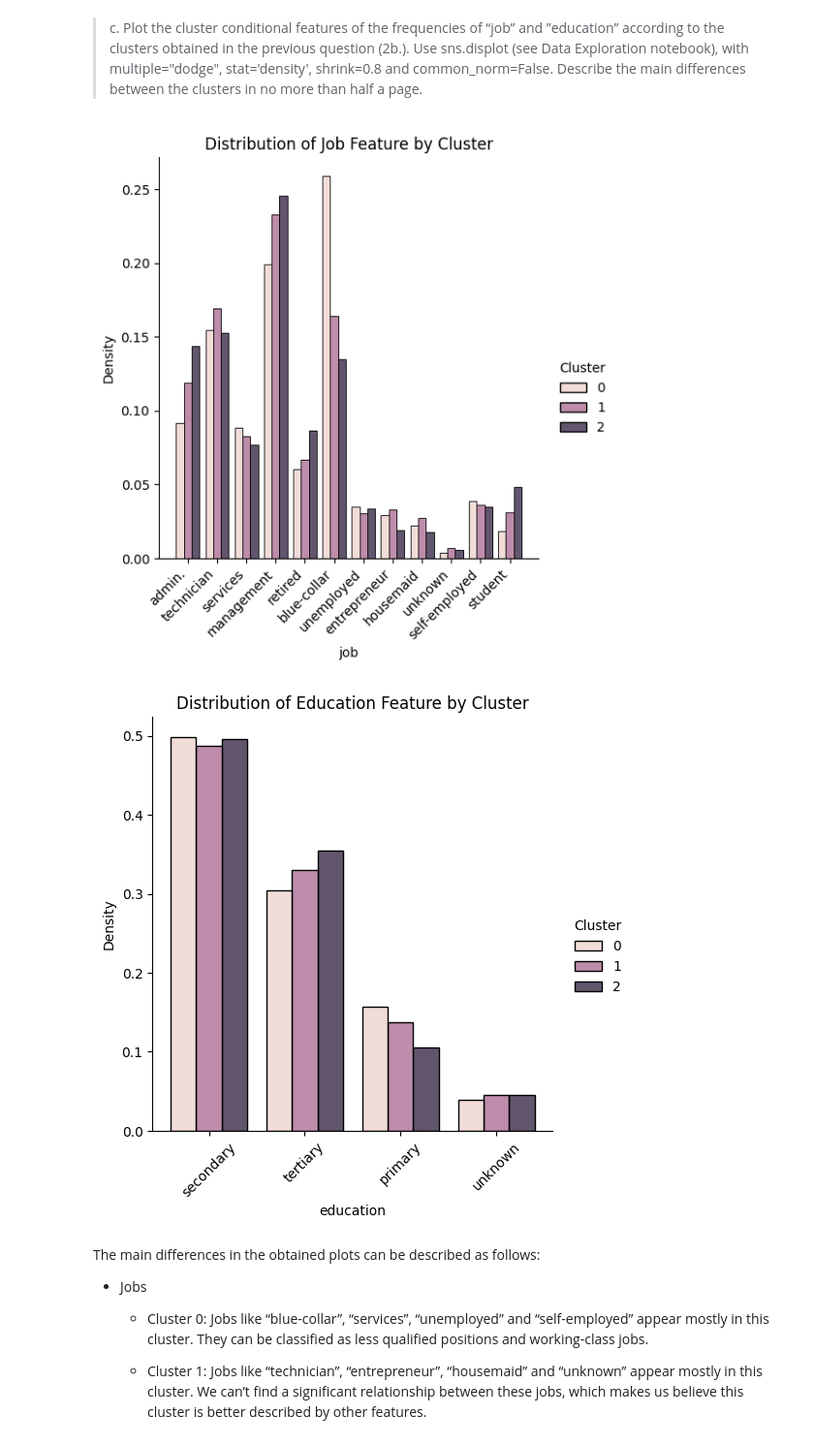
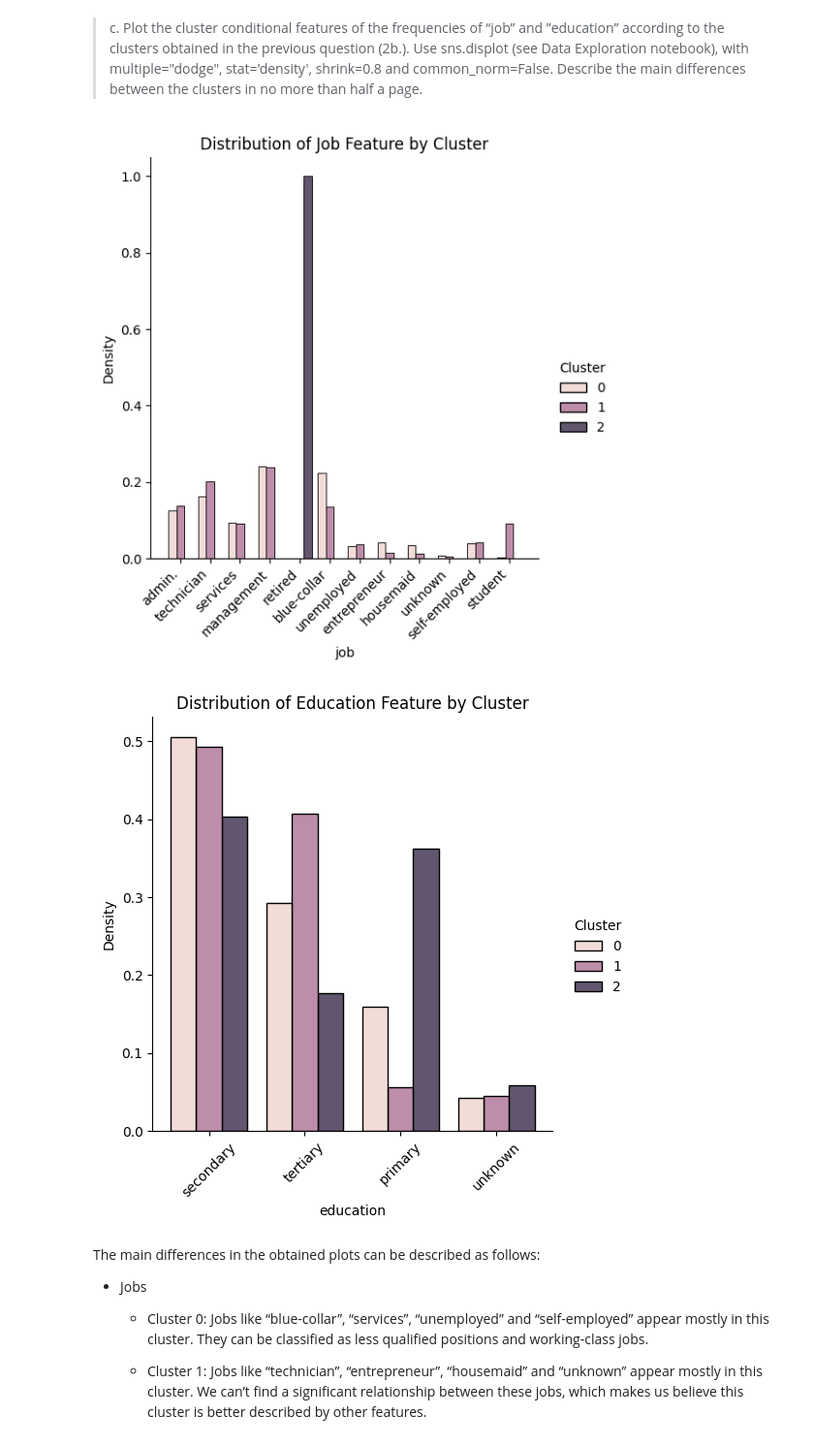
Before and after one commit to tiagoc-santos/ML-Homeworks, a Jupyter notebook: Homework4/G066.ipynb, the cells around one changed output. Shown at 97% size. Cells and saved outputs as stored; diff of their text form; code cells hidden in the pictures.

```diff
--- a/Homework4/G066.ipynb
+++ b/Homework4/G066.ipynb
@@ -79,7 +79,7 @@ The top 2 components explain 0.3403 variability in the data set.
 # %%
 kmeans = KMeans(n_clusters=3, random_state=42)
 labels = kmeans.fit_predict(X_normalized)
-
+labels = kmeans.labels_
 X_projected = pca.fit_transform(X_normalized)
 
 plt.figure(figsize=(12, 6))
@@ -101,22 +101,24 @@ This happens because we are losing a lot of information on the data variance by
 # %% [markdown]
 >c. Plot the cluster conditional features of the frequencies of “job” and ”education” according to the clusters obtained in the previous question (2b.). Use sns.displot (see Data Exploration notebook), with multiple="dodge", stat='density', shrink=0.8 and common_norm=False. Describe the main differences between the clusters in no more than half a page.
 # %%
-df['Cluster'] = labels
+#Getting the dataframe with the job and education columns (get_dummies removes such column's names)
+df_labeled = pd.DataFrame(df[['job', 'education']]).loc[X.index]
+df_labeled['Cluster'] = labels
 
 # Plot the 'job' feature distribution across clusters
-sns.displot(df, x="job", hue="Cluster", multiple="dodge", stat='density', shrink=0.8, common_norm=False)
+sns.displot(df_labeled, x="job", hue="Cluster", multiple="dodge", stat='density', shrink=0.8, common_norm=False)
 plt.title('Distribution of Job Feature by Cluster')
 plt.xticks(rotation=45, ha = 'right')
 plt.show()
 
 # Plot the 'education' feature distribution across clusters
-sns.displot(df, x="education", hue="Cluster", multiple="dodge", stat='density', shrink=0.8, common_norm=False)
+sns.displot(df_labeled, x="education", hue="Cluster", multiple="dodge", stat='density', shrink=0.8, common_norm=False)
 plt.title('Distribution of Education Feature by Cluster')
 plt.xticks(rotation=45)
 plt.show()
 # %% [output]
-[figure, old version]
+[figure, new version]
-[figure, old version]
+[figure, new version]
 # %% [markdown]
 The main differences in the obtained plots can be described as follows:
 
```
Also changed, not shown: parts of 5 cells of this notebook, 1 other file.
